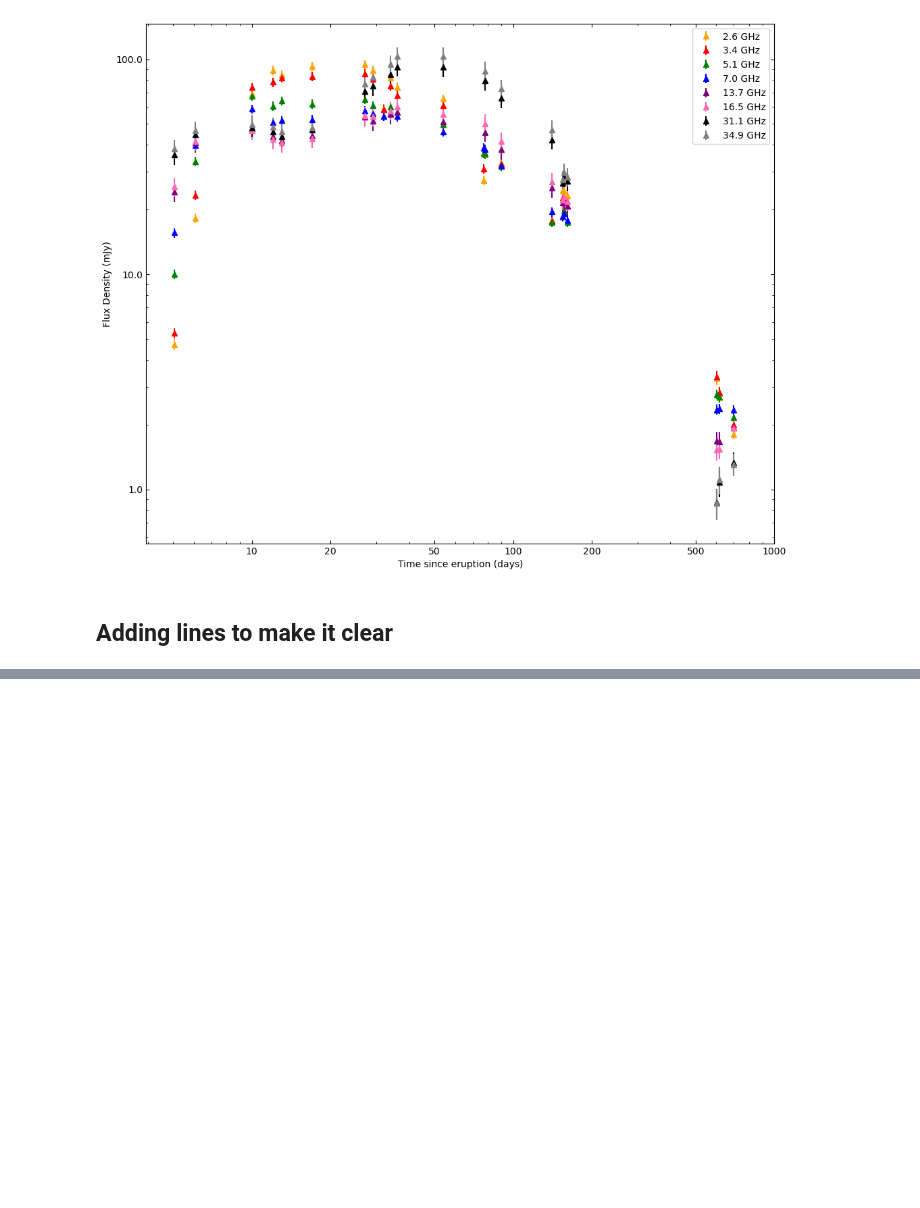
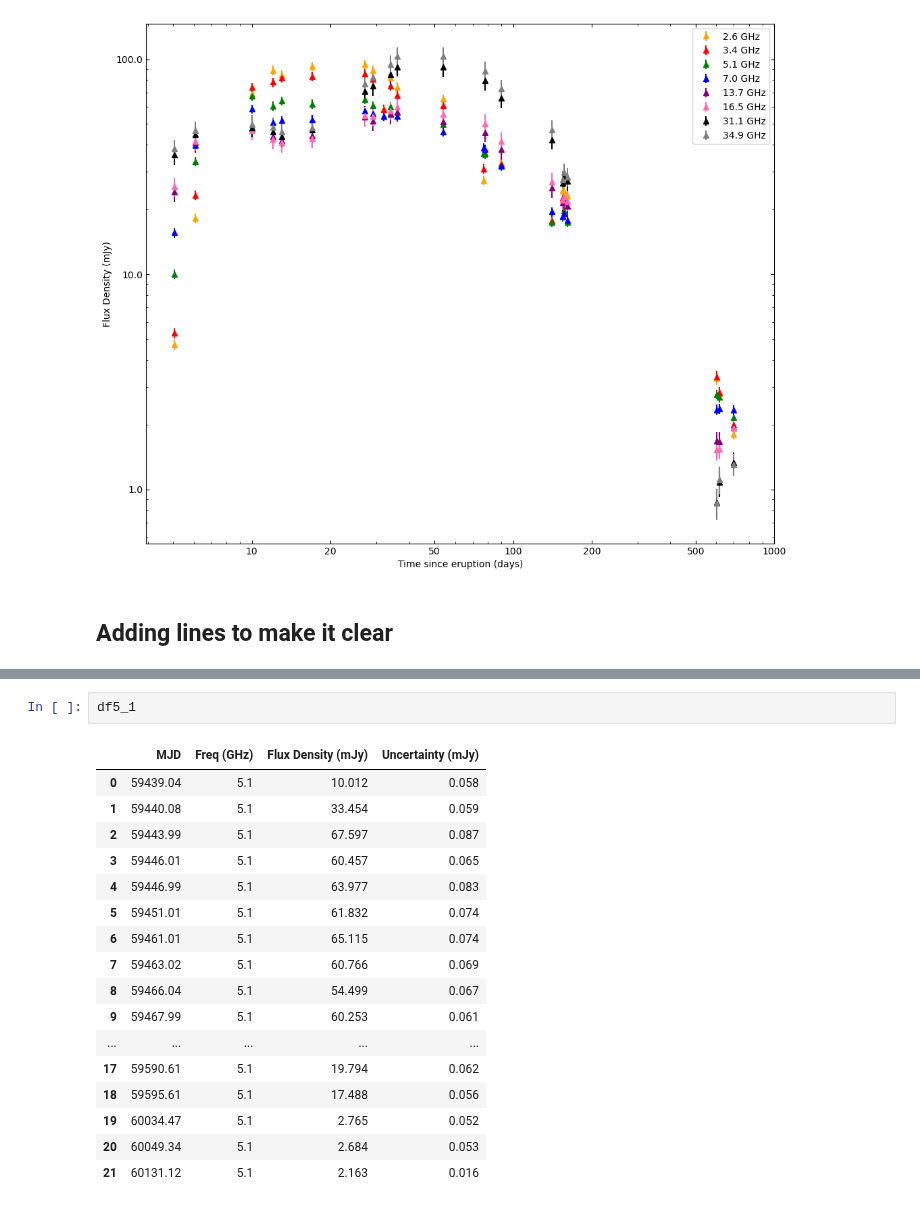
Before and after one commit to Wilhelm005/Research-Code, a Jupyter notebook: RS Oph work.ipynb, the cells around one changed output, grey strips where cells are left out. Cells and saved outputs as stored; diff of their text form; blank space fills up the shorter version.

```diff
--- a/RS Oph work.ipynb
+++ b/RS Oph work.ipynb
@@ -568,0 +595,20 @@ plt.show();
+# %%
+df5_1
+# %% [output]
+|  | MJD | Freq (GHz) | Flux Density (mJy) | Uncertainty (mJy) |
+| 0 | 59439.04 | 5.1 | 10.012 | 0.058 |
+| 1 | 59440.08 | 5.1 | 33.454 | 0.059 |
+| 2 | 59443.99 | 5.1 | 67.597 | 0.087 |
+| 3 | 59446.01 | 5.1 | 60.457 | 0.065 |
+| 4 | 59446.99 | 5.1 | 63.977 | 0.083 |
+| 5 | 59451.01 | 5.1 | 61.832 | 0.074 |
+| 6 | 59461.01 | 5.1 | 65.115 | 0.074 |
+| 7 | 59463.02 | 5.1 | 60.766 | 0.069 |
+| 8 | 59466.04 | 5.1 | 54.499 | 0.067 |
+| 9 | 59467.99 | 5.1 | 60.253 | 0.061 |
+| ... | ... | ... | ... | ... |
+| 17 | 59590.61 | 5.1 | 19.794 | 0.062 |
+| 18 | 59595.61 | 5.1 | 17.488 | 0.056 |
+| 19 | 60034.47 | 5.1 | 2.765 | 0.052 |
+| 20 | 60049.34 | 5.1 | 2.684 | 0.053 |
+| 21 | 60131.12 | 5.1 | 2.163 | 0.016 |
```
Also changed, not shown: parts of 4 cells of this notebook, 14 other files.
